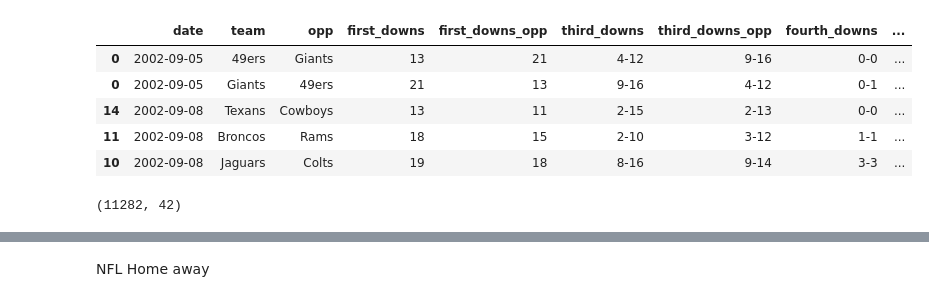
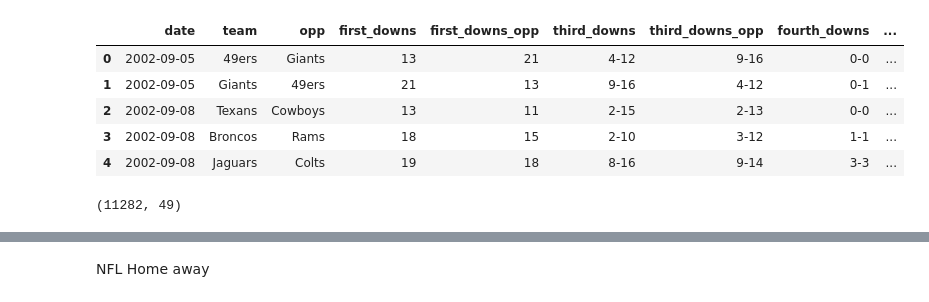
Before and after one commit to Griffmatt/kaggle, a Jupyter notebook: teamStats.ipynb, the cells around one changed output, grey strips where cells are left out. Drawn from its saved outputs; the diff is of its cells as text; code cells hidden in the pictures.

```diff
--- a/teamStats.ipynb
+++ b/teamStats.ipynb
@@ -6,34 +6,50 @@ import numpy as np
 # %%
 df = pd.read_csv("./data_sets/nfl_team_stats_2002-2022.csv")
 pd.set_option('display.max_columns', 50)
 df['date']= pd.to_datetime(df['date'])
 df['year'] = np.where(df['date'].dt.month > 2 ,df['date'].dt.year, df['date'].dt.year - 1)
 df['won'] = np.where(df['score_away'] < df['score_home'], "home", "away")
 
 def split_df(old_df, team, opp):
     new_df = old_df.copy()
     new_df['des'] = team
     new_df['won'] = new_df['won'] == new_df['des']
     new_df.columns = new_df .columns.str.replace(f'_{team}', '').str.replace(f'_{opp}', '_opp')
     return new_df .rename(columns={team: "team", opp: "opp"})
 
 df_away = split_df(df, "away", "home")
 df_home = split_df(df, "home", "away")
 
-df = pd.concat([df_away, df_home]).sort_values("date")
+df = pd.concat([df_away, df_home]).sort_values("date").reset_index(drop=True)
+
+fourth_down_split = df["fourth_downs"].str.split("-", expand = True)
+df['fourth_down_att'] = fourth_down_split[1].astype(int)
+df['fourth_down_conv'] = fourth_down_split[0].astype(int)
+
+sacks = df["sacks"].str.split("-", expand = True)
+df['sacks'] = sacks[0].astype(int)
+df['sack_yards'] = sacks[1].astype(int)
+
+df['yards_per_sack'] = df['sack_yards']/df['sacks']
+
+pass_att = df["comp_att"].str.split("-", expand = True)
+df['pass_comp'] = pass_att[0].astype(int)
+df['pass_att'] = pass_att[1].astype(int)
+
+df['passing_yards_per_att'] = df['passing_yards']/df['pass_att']
 
 df.head()
 # %% [output]
 |  | date | team | opp | first_downs | first_downs_opp | third_downs | third_downs_opp | fourth_downs | ... |
 | 0 | 2002-09-05 | 49ers | Giants | 13 | 21 | 4-12 | 9-16 | 0-0 | ... |
-| 0 | 2002-09-05 | Giants | 49ers | 21 | 13 | 9-16 | 4-12 | 0-1 | ... |
-| 14 | 2002-09-08 | Texans | Cowboys | 13 | 11 | 2-15 | 2-13 | 0-0 | ... |
-| 11 | 2002-09-08 | Broncos | Rams | 18 | 15 | 2-10 | 3-12 | 1-1 | ... |
-| 10 | 2002-09-08 | Jaguars | Colts | 19 | 18 | 8-16 | 9-14 | 3-3 | ... |
+| 1 | 2002-09-05 | Giants | 49ers | 21 | 13 | 9-16 | 4-12 | 0-1 | ... |
+| 2 | 2002-09-08 | Texans | Cowboys | 13 | 11 | 2-15 | 2-13 | 0-0 | ... |
+| 3 | 2002-09-08 | Broncos | Rams | 18 | 15 | 2-10 | 3-12 | 1-1 | ... |
+| 4 | 2002-09-08 | Jaguars | Colts | 19 | 18 | 8-16 | 9-14 | 3-3 | ... |
 # %%
 df.shape
 # %% [output]
-(11282, 42)
+(11282, 49)
 # %%
 df.dtypes
 # %% [output]
```
Also changed, not shown: parts of 10 cells of this notebook.
